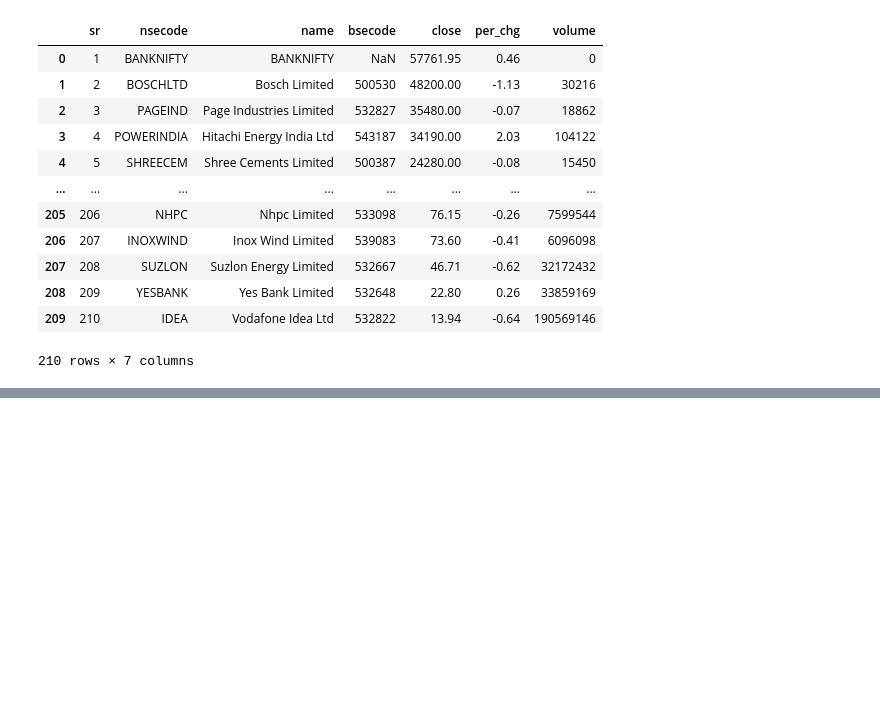
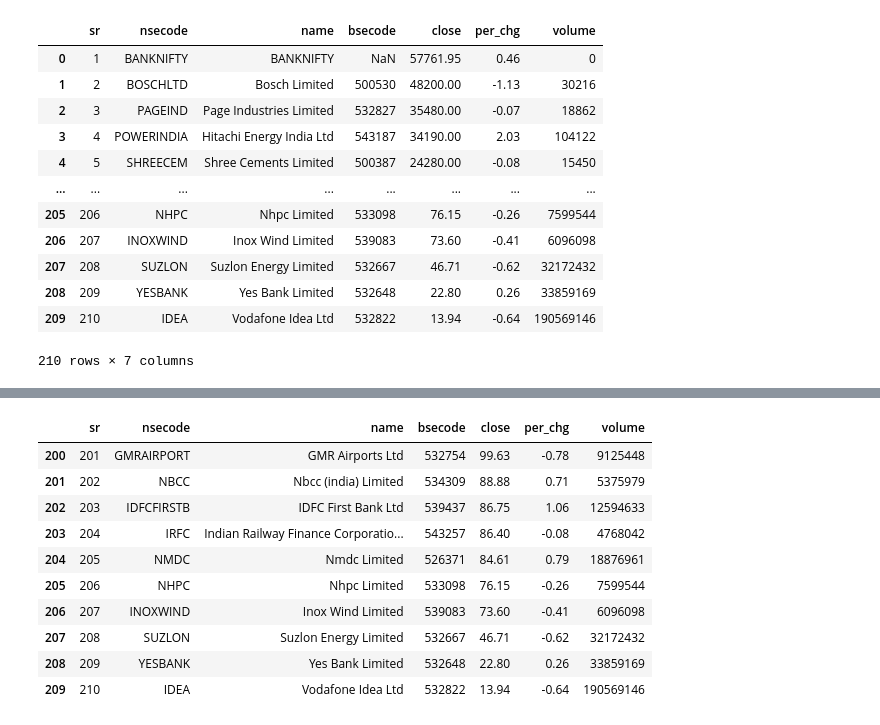
Before and after one commit to sunilsala88/batch-38, a Jupyter notebook: 10_numpy_pandas/pandas1.ipynb, the cells around one changed output, grey strips where cells are left out. Drawn from its saved outputs; the diff is of its cells as text; code cells hidden in the pictures; blank space fills up the shorter version.

```diff
--- a/10_numpy_pandas/pandas1.ipynb
+++ b/10_numpy_pandas/pandas1.ipynb
@@ -170,0 +185,14 @@ df
+# %%
+df.tail(10)
+# %% [output]
+|  | sr | nsecode | name | bsecode | close | per_chg | volume |
+| 200 | 201 | GMRAIRPORT | GMR Airports Ltd | 532754 | 99.63 | -0.78 | 9125448 |
+| 201 | 202 | NBCC | Nbcc (india) Limited | 534309 | 88.88 | 0.71 | 5375979 |
+| 202 | 203 | IDFCFIRSTB | IDFC First Bank Ltd | 539437 | 86.75 | 1.06 | 12594633 |
+| 203 | 204 | IRFC | Indian Railway Finance Corporatio... | 543257 | 86.40 | -0.08 | 4768042 |
+| 204 | 205 | NMDC | Nmdc Limited | 526371 | 84.61 | 0.79 | 18876961 |
+| 205 | 206 | NHPC | Nhpc Limited | 533098 | 76.15 | -0.26 | 7599544 |
+| 206 | 207 | INOXWIND | Inox Wind Limited | 539083 | 73.60 | -0.41 | 6096098 |
+| 207 | 208 | SUZLON | Suzlon Energy Limited | 532667 | 46.71 | -0.62 | 32172432 |
+| 208 | 209 | YESBANK | Yes Bank Limited | 532648 | 22.80 | 0.26 | 33859169 |
+| 209 | 210 | IDEA | Vodafone Idea Ltd | 532822 | 13.94 | -0.64 | 190569146 |
```
Also changed, not shown: parts of 7 cells of this notebook, 1 other file.
